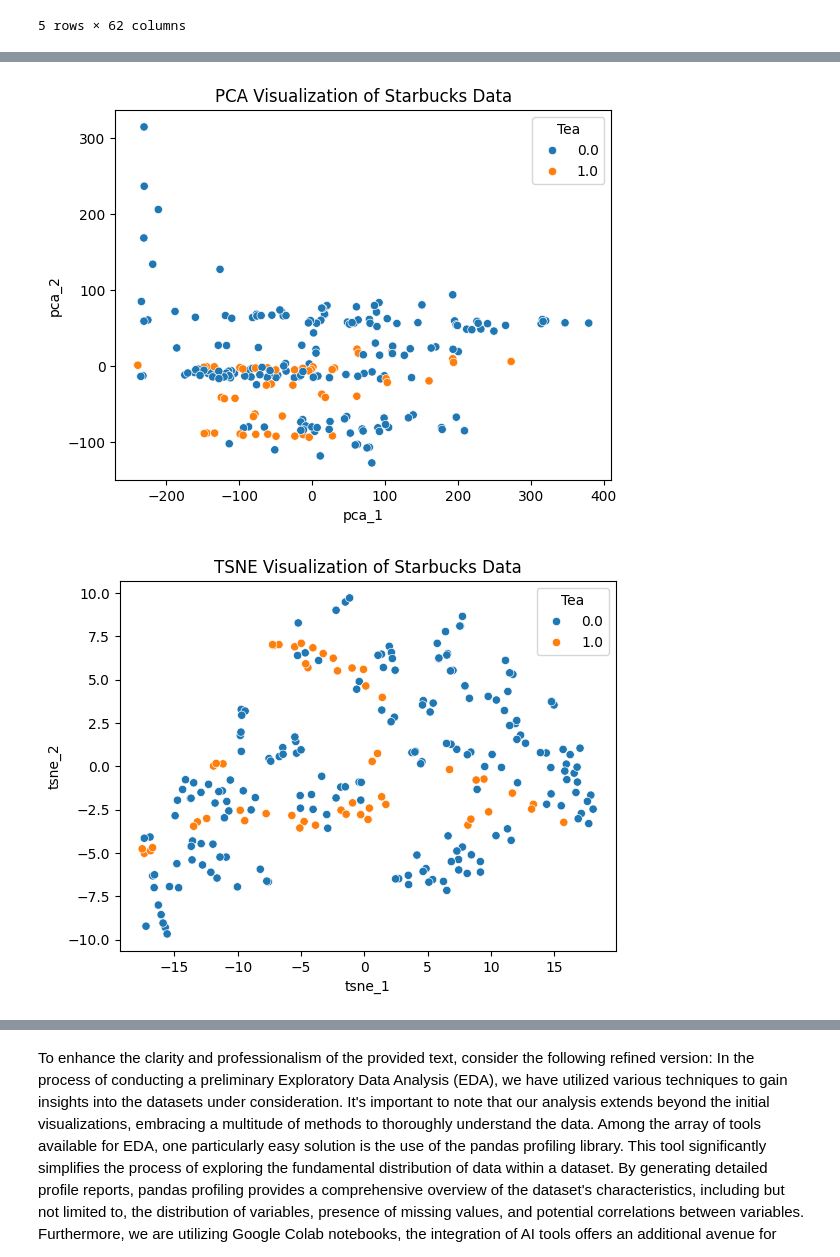
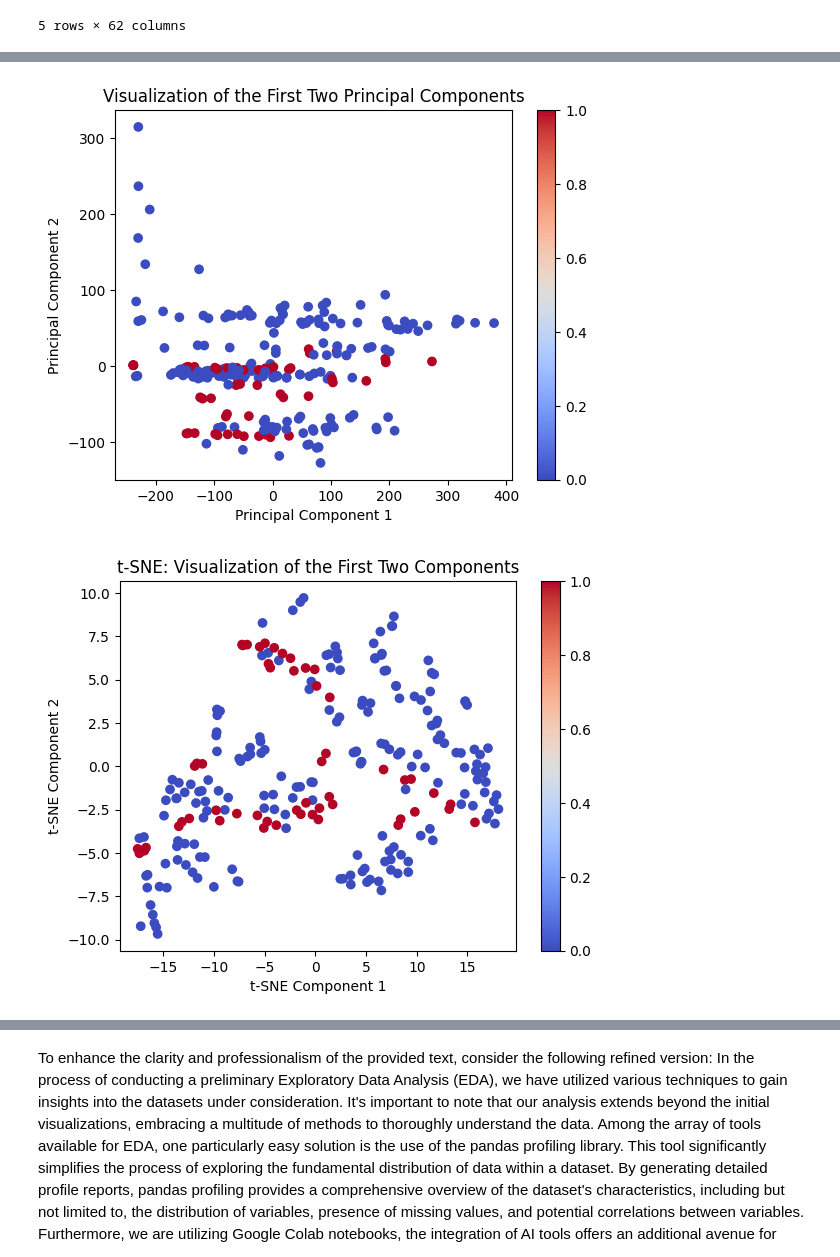
Before and after one commit to t-mayank/FMML_Lab, a Jupyter notebook: FMML_M2_project.ipynb, the cells around one changed output, grey strips where cells are left out. Saved outputs shown, nothing was run; the diff lists cells and outputs as text; code cells hidden in the pictures.

```diff
--- a/FMML_M2_project.ipynb
+++ b/FMML_M2_project.ipynb
@@ -382,27 +371,27 @@ plt.show()
 # %%
 # Visualise the principal components
 pca = PCA(n_components=2)  # You can choose based on the cumulative variance plot
 principal_components = pca.fit_transform(data)
-plt.scatter(principal_components[:, 0], principal_components[:, 1], c=data['target'], cmap='coolwarm')
+plt.scatter(principal_components[:, 0], principal_components[:, 1], c=data['Tea'], cmap='coolwarm')
 plt.xlabel('Principal Component 1')
 plt.ylabel('Principal Component 2')
 plt.title('Visualization of the First Two Principal Components')
 plt.colorbar()
 plt.show()
 # %% [output]
-[figure, old version]
+[figure, new version]
 # %%
 # Plot the first 2 components of t-SNE
 tsne = TSNE(n_components=2)
 tsne_results = tsne.fit_transform(data)
-plt.scatter(tsne_results[:, 0], tsne_results[:, 1], c=data['target'], cmap='coolwarm')
+plt.scatter(tsne_results[:, 0], tsne_results[:, 1], c=data['Tea'], cmap='coolwarm')
 plt.xlabel('t-SNE Component 1')
 plt.ylabel('t-SNE Component 2')
 plt.title('t-SNE: Visualization of the First Two Components')
 plt.colorbar()
 plt.show()
 # %% [output]
-[figure, old version]
+[figure, new version]
 # %%
 # Create a correlation matrix and plot the heatmap
 corr_matrix = data.corr()
```
Also changed, not shown: parts of 10 cells of this notebook.
